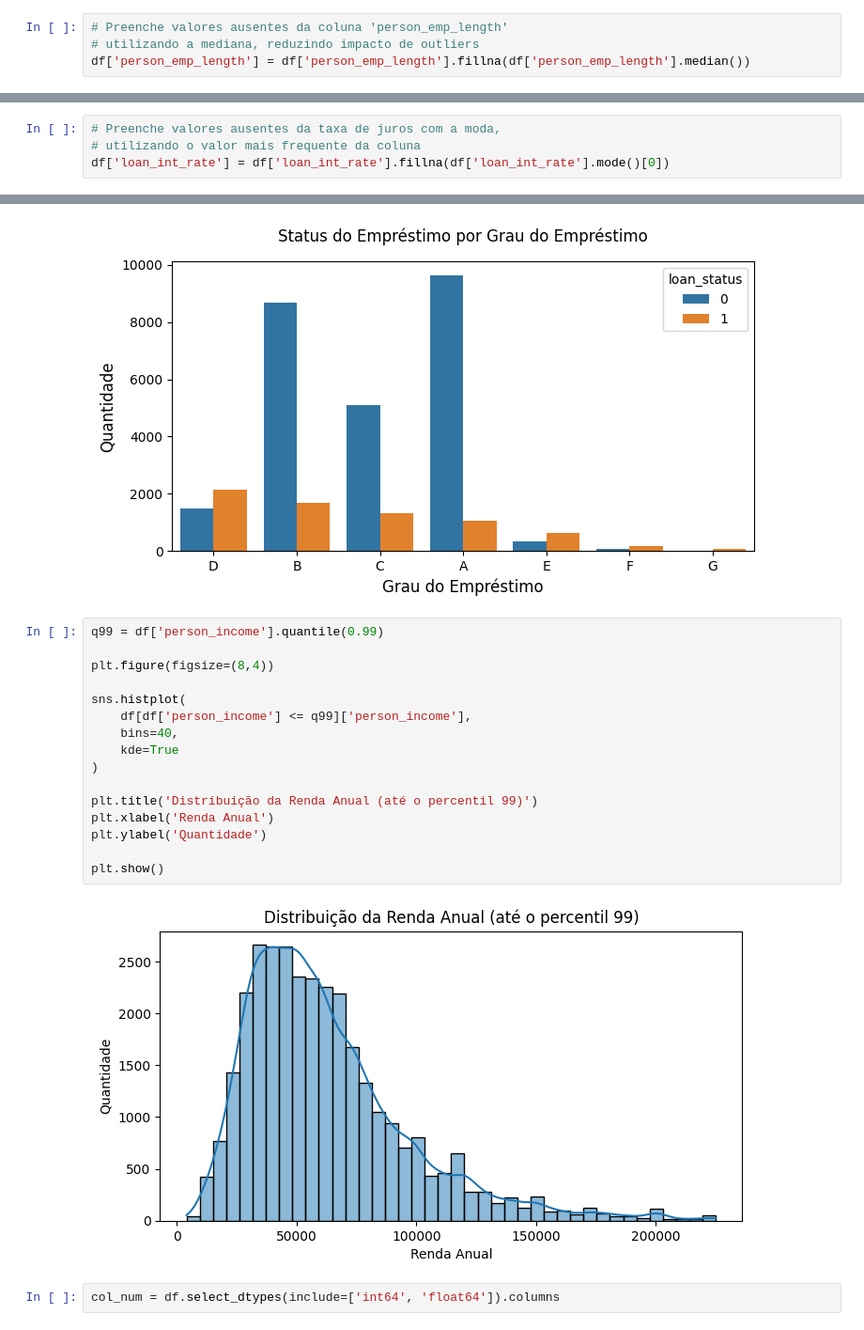
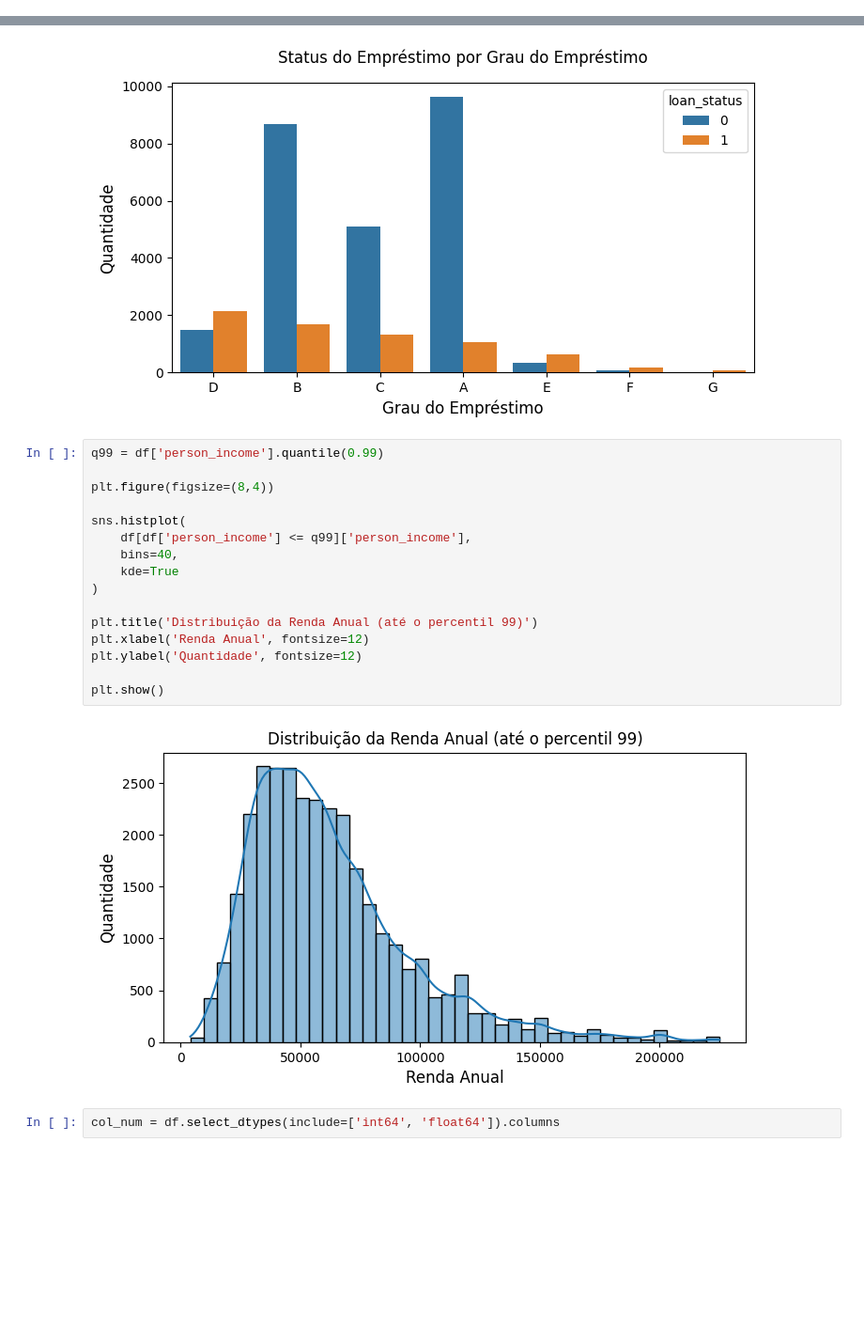
Before and after one commit to Erickm91/risco_de_credito, a Jupyter notebook: Credit_Risk.ipynb, the cells around one changed output, grey strips where cells are left out. Shown at 94% size. Cells and saved outputs as stored; diff of their text form; blank space fills up the shorter version.

```diff
--- a/Credit_Risk.ipynb
+++ b/Credit_Risk.ipynb
@@ -115,7 +108,3 @@ print(f"Média: {df['person_emp_length'].median()}, "
       f"Moda: {df['person_emp_length'].mode()[0]}")
 # %% [output]
 Média: 4.0, Máximo: 123.0, Mínimo: 0.0, Moda: 0.0
-# %%
-# Preenche valores ausentes da coluna 'person_emp_length'
-# utilizando a mediana, reduzindo impacto de outliers
-df['person_emp_length'] = df['person_emp_length'].fillna(df['person_emp_length'].median())
@@ -142,7 +115,3 @@ print(f"Média: {df['loan_int_rate'].median()}, "
       f"Moda: {df['loan_int_rate'].mode()[0]}")
 # %% [output]
 Média: 10.99, Máximo: 23.22, Mínimo: 5.42, Moda: 7.51
-# %%
-# Preenche valores ausentes da taxa de juros com a moda,
-# utilizando o valor mais frequente da coluna
-df['loan_int_rate'] = df['loan_int_rate'].fillna(df['loan_int_rate'].mode()[0])
@@ -240,21 +187,21 @@ plt.show()
 # %%
 q99 = df['person_income'].quantile(0.99)
 
 plt.figure(figsize=(8,4))
 
 sns.histplot(
     df[df['person_income'] <= q99]['person_income'],
     bins=40,
     kde=True
 )
 
 plt.title('Distribuição da Renda Anual (até o percentil 99)')
-plt.xlabel('Renda Anual')
-plt.ylabel('Quantidade')
+plt.xlabel('Renda Anual', fontsize=12)
+plt.ylabel('Quantidade', fontsize=12)
 
 plt.show()
 # %% [output]
-[figure, old version]
+[figure, new version]
 # %%
 col_num = df.select_dtypes(include=['int64', 'float64']).columns
 # %%
```
Also changed, not shown: parts of 25 cells of this notebook.
